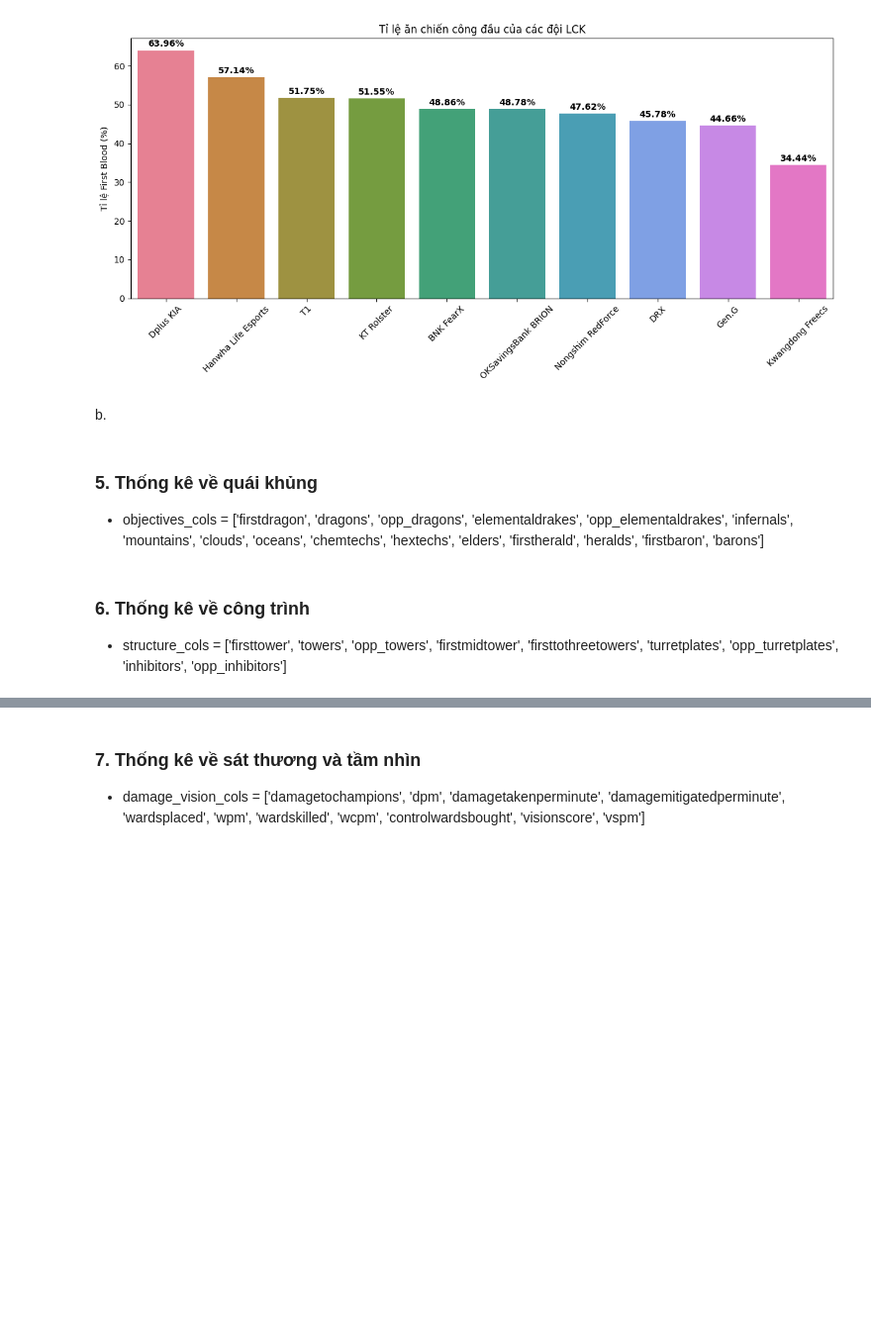
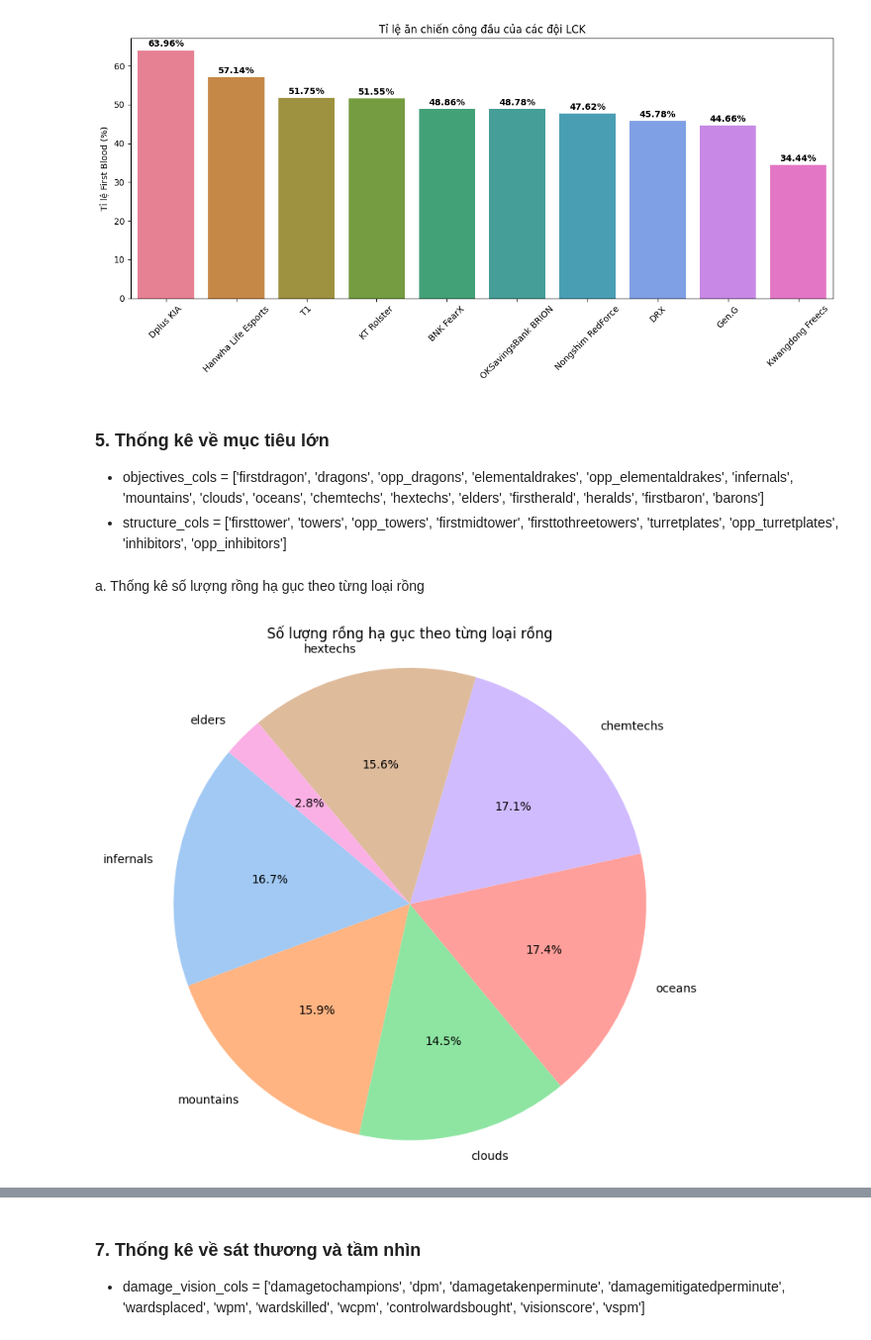
Before and after one commit to fromuit/IE224_Project, a Jupyter notebook: Source/EDA1.ipynb, the cells around one changed output, grey strips where cells are left out. Shown at 99% size. Saved outputs shown, nothing was run; the diff lists cells and outputs as text; code cells hidden in the pictures; blank space fills up the shorter version.

```diff
--- a/Source/EDA1.ipynb
+++ b/Source/EDA1.ipynb
@@ -704,14 +704,39 @@ plt.tight_layout()
 plt.show()
 # %% [output]
 [figure]
-# %% [markdown]
-b.
 # %% [markdown]
-### 5. Thống kê về quái khủng
+### 5. Thống kê về mục tiêu lớn
 - objectives_cols = ['firstdragon', 'dragons', 'opp_dragons', 'elementaldrakes', 'opp_elementaldrakes',
                   'infernals', 'mountains', 'clouds', 'oceans', 'chemtechs', 'hextechs', 'elders',
                   'firstherald', 'heralds', 'firstbaron', 'barons']
+- structure_cols = ['firsttower', 'towers', 'opp_towers', 'firstmidtower', 'firsttothreetowers',
+                 'turretplates', 'opp_turretplates', 'inhibitors', 'opp_inhibitors']
-# %% [markdown]
-### 6. Thống kê về công trình
-- structure_cols = ['firsttower', 'towers', 'opp_towers', 'firstmidtower', 'firsttothreetowers',
-                 'turretplates', 'opp_turretplates', 'inhibitors', 'opp_inhibitors']
+# %%
+#Copy df để tiện làm
+lck_data = lck_df.copy()
+# %% [markdown]
+a. Thống kê số lượng rồng hạ gục theo từng loại rồng
+# %%
+dragon_cols = ['infernals', 'mountains', 'clouds', 'oceans', 'chemtechs', 'hextechs', 'elders']
+
+# Đếm số lượng từng loại rồng
+dragon_counts = lck_data[dragon_cols].sum()
+
+# Plot a pie chart
+plt.figure(figsize=(8, 8))
+plt.pie(
+    dragon_counts,
+    labels=dragon_cols,
+    autopct='%1.1f%%',
+    startangle=140,
+    colors=sns.color_palette('pastel')
+)
+
+# Set the title of the pie chart
+plt.title("Số lượng rồng hạ gục theo từng loại rồng")
+plt.axis('equal')  # Equal aspect ratio ensures that pie is drawn as a circle.
+
+# Display the pie chart
+plt.show()
+# %% [output]
+[figure, added]
```
Also changed, not shown: parts of 9 cells of this notebook.
